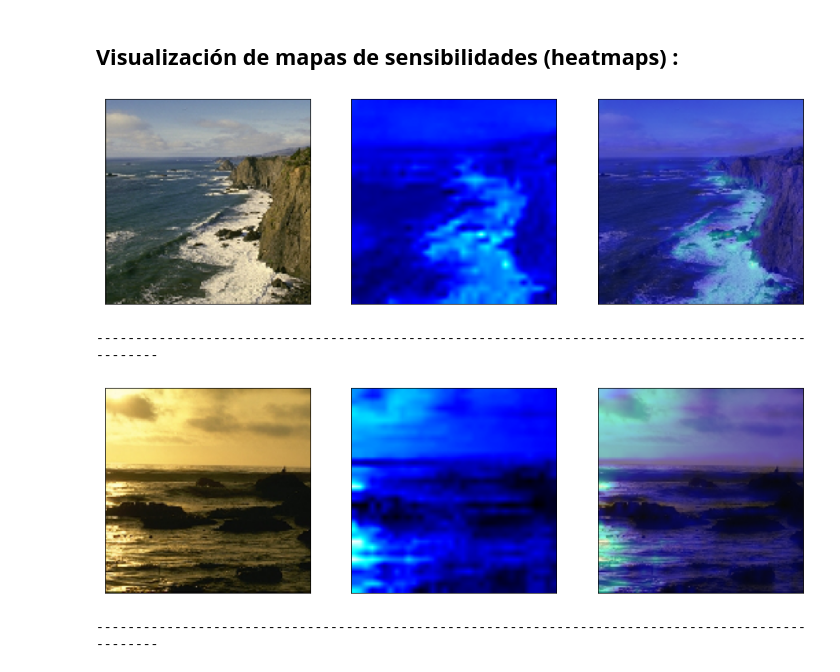
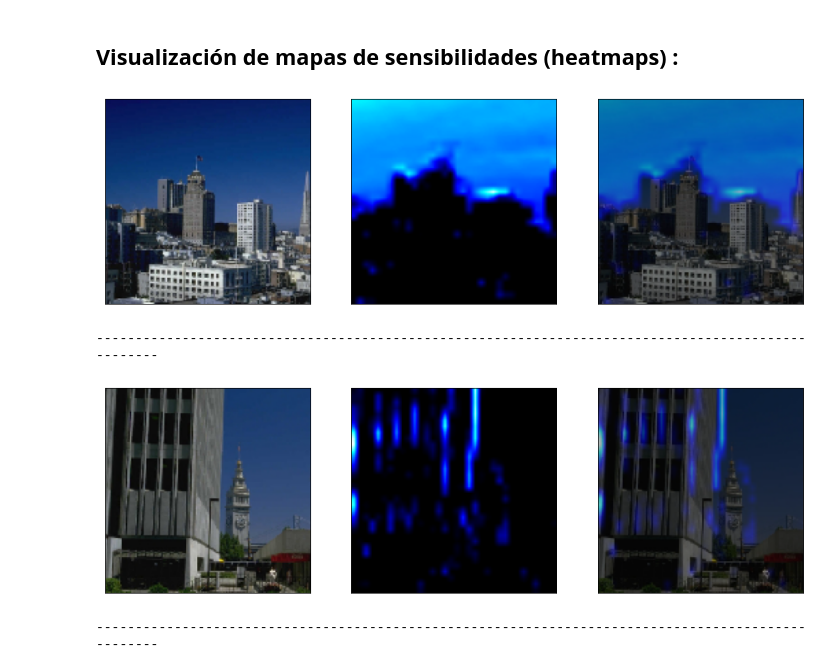
Before and after one commit to RubenCrack/MasterIA_AprendizajeProfundo, a Jupyter notebook: Evaluacion_Modulo_IA_RubenGarcia_Red_1.ipynb, the cells around one changed output. Drawn from its saved outputs; the diff is of its cells as text; code cells hidden in the pictures.

```diff
--- a/Evaluacion_Modulo_IA_RubenGarcia_Red_1.ipynb
+++ b/Evaluacion_Modulo_IA_RubenGarcia_Red_1.ipynb
@@ -523,14 +558,14 @@ def show_heatmap(model, im):
     return heatmap, superimposed_img
 # %%
 #Visualizamos ejemplos de test a partir de este número de imagen
-ind = 1
+ind = 210
 for i in range(ind, ind+2):
     show_heatmap(model, X_te[i])
     print("---------------------------------------------------------------------------------------------------")
 # %% [output]
-[figure, old version]
+[figure, new version]
 ---------------------------------------------------------------------------------------------------
-[figure, old version]
+[figure, new version]
 ---------------------------------------------------------------------------------------------------
 # %%
 # Para descargar el modelo a local:
```
Also changed, not shown: parts of 12 cells of this notebook.
